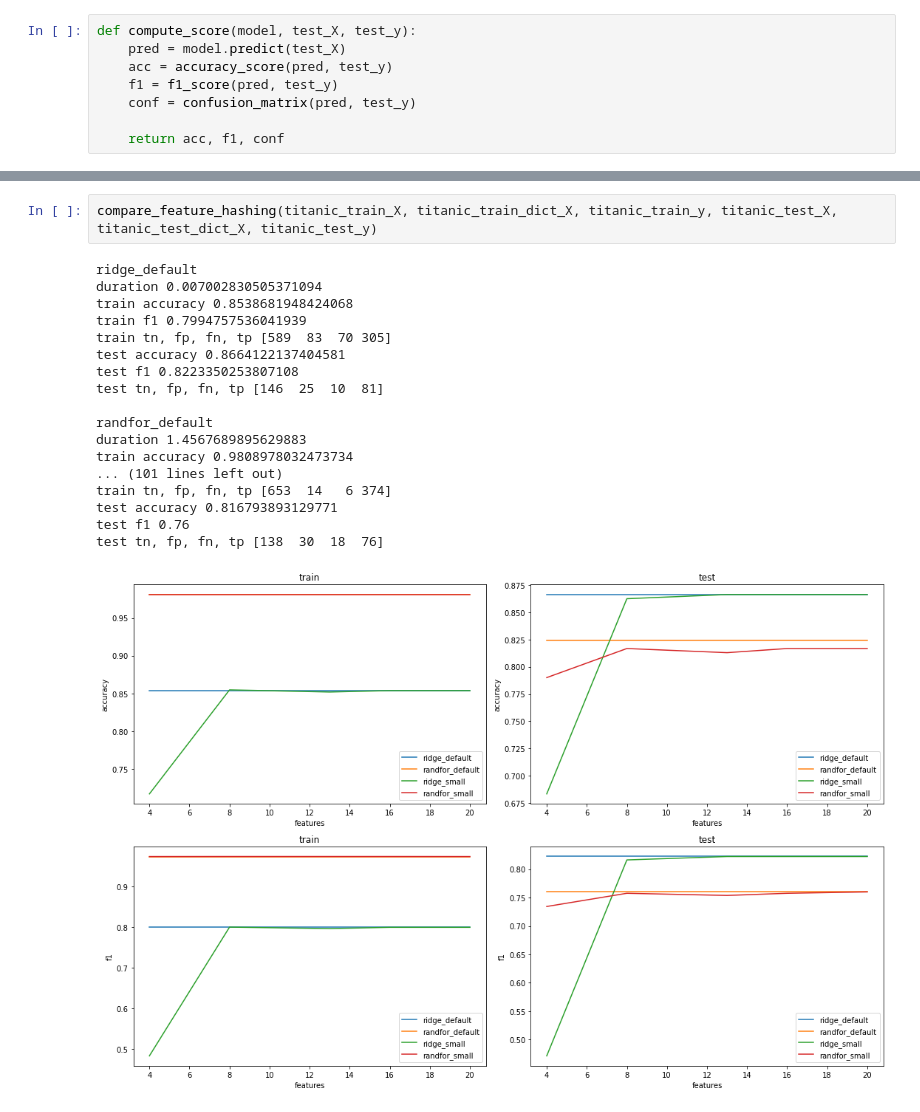
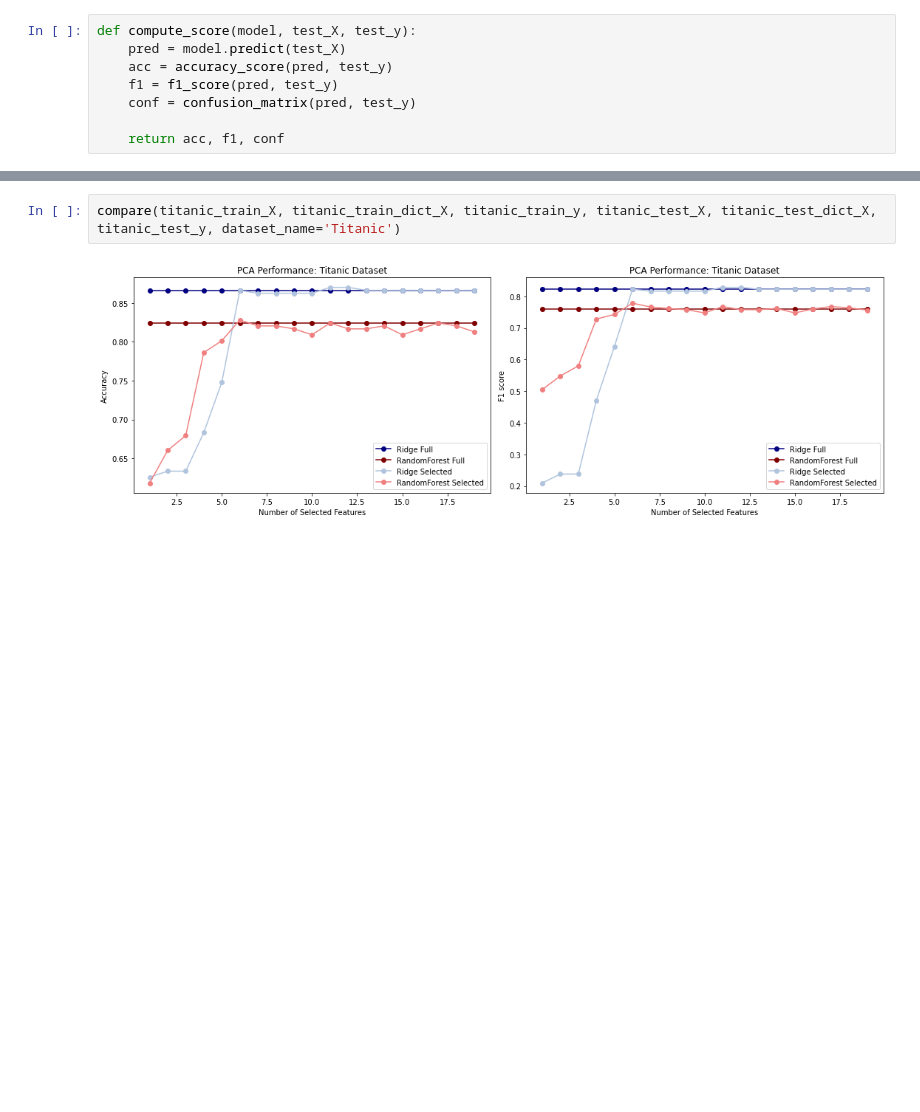
Before and after one commit to win13676/ORIE5741-Project, a Jupyter notebook: PCA_comparison.ipynb, the cells around one changed output, grey strips where cells are left out. Saved outputs shown, nothing was run; the diff lists cells and outputs as text; blank space fills up the shorter version.

```diff
--- a/PCA_comparison.ipynb
+++ b/PCA_comparison.ipynb
@@ -246,22 +195,5 @@ test tn, fp, fn, tp [6888  978  474 1429]
 # %%
-compare_feature_hashing(titanic_train_X, titanic_train_dict_X, titanic_train_y, titanic_test_X, titanic_test_dict_X, titanic_test_y)
+compare(titanic_train_X, titanic_train_dict_X, titanic_train_y, titanic_test_X, titanic_test_dict_X, titanic_test_y, dataset_name='Titanic')
 # %% [output]
-ridge_default
-duration 0.007002830505371094
-train accuracy 0.8538681948424068
-train f1 0.7994757536041939
-train tn, fp, fn, tp [589  83  70 305]
-test accuracy 0.8664122137404581
-test f1 0.8223350253807108
-test tn, fp, fn, tp [146  25  10  81]
-
-randfor_default
-duration 1.4567689895629883
-train accuracy 0.9808978032473734
-... (101 lines left out)
-train tn, fp, fn, tp [653  14   6 374]
-test accuracy 0.816793893129771
-test f1 0.76
-test tn, fp, fn, tp [138  30  18  76]
-[figure, old version]
+[figure, new version]
 # %%
```
Also changed, not shown: parts of 5 cells of this notebook.
